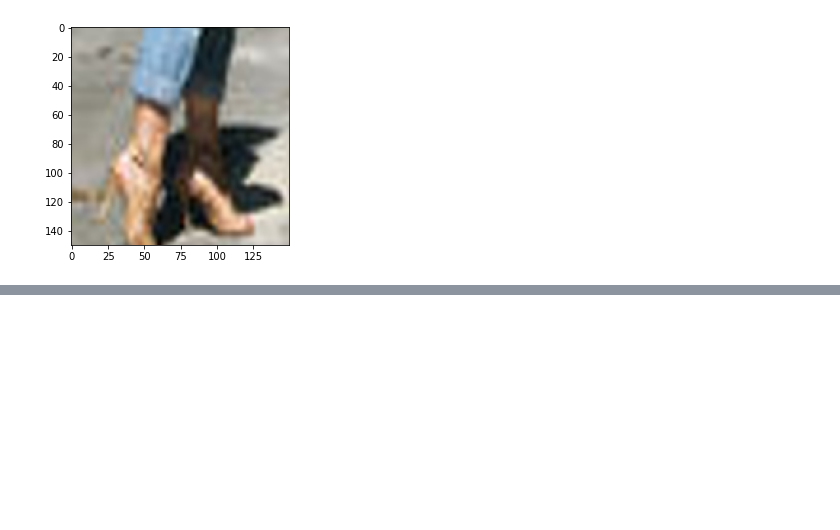
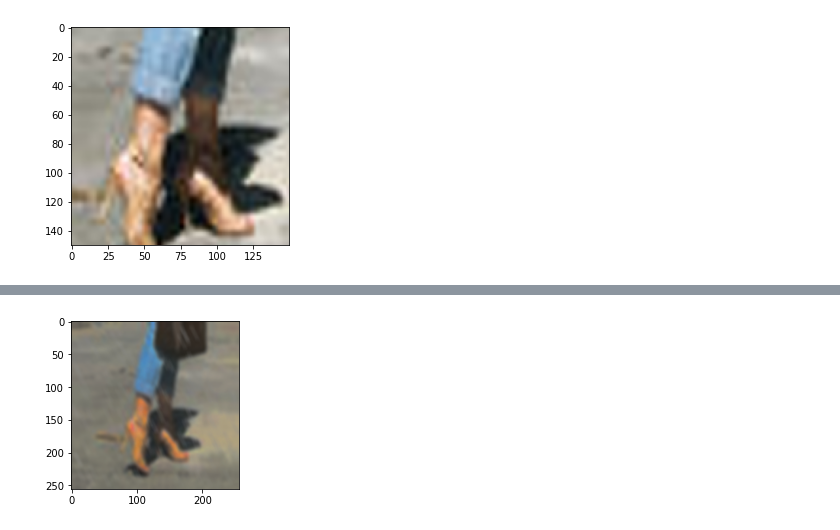
Before and after one commit to durbin-164/HackerEarth_Image_Auto_Tag, a Jupyter notebook: notebook/data_generator.ipynb, the cells around one changed output, grey strips where cells are left out. Drawn from its saved outputs; the diff is of its cells as text; code cells hidden in the pictures; blank space fills up the shorter version.

Commit message:
create new image generator file

```diff
--- a/notebook/data_generator.ipynb
+++ b/notebook/data_generator.ipynb
@@ -149,0 +147,6 @@ SyntaxError: invalid syntax (<ipython-input-114-87436b28c80f>, line 5)
+# %%
+aug = elastic_tranform_r_brightness(p=1.0)
+
+aug_show(aug)
+# %% [output]
+[figure, added]
```
Also changed, not shown: parts of 6 cells of this notebook, 1 other file.
